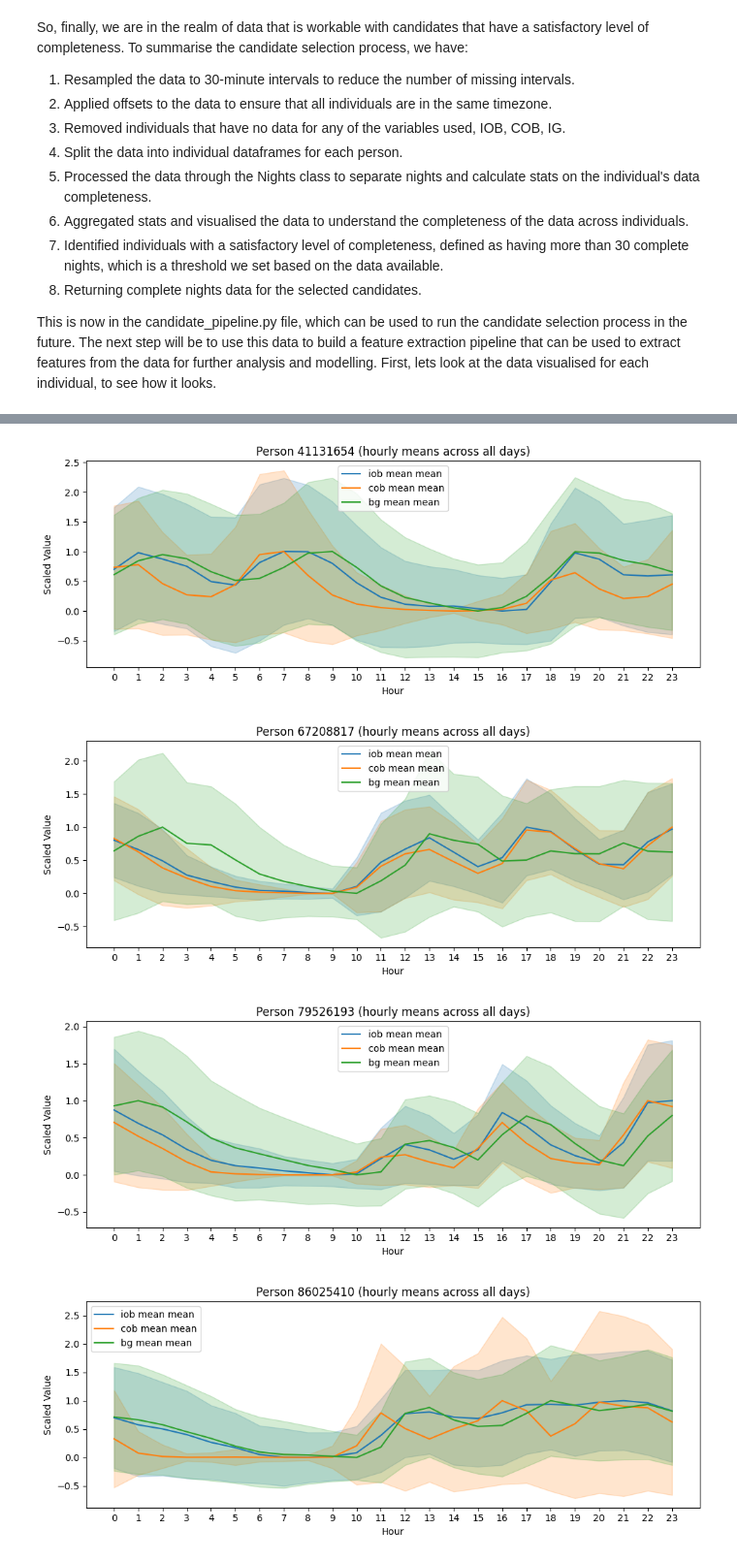
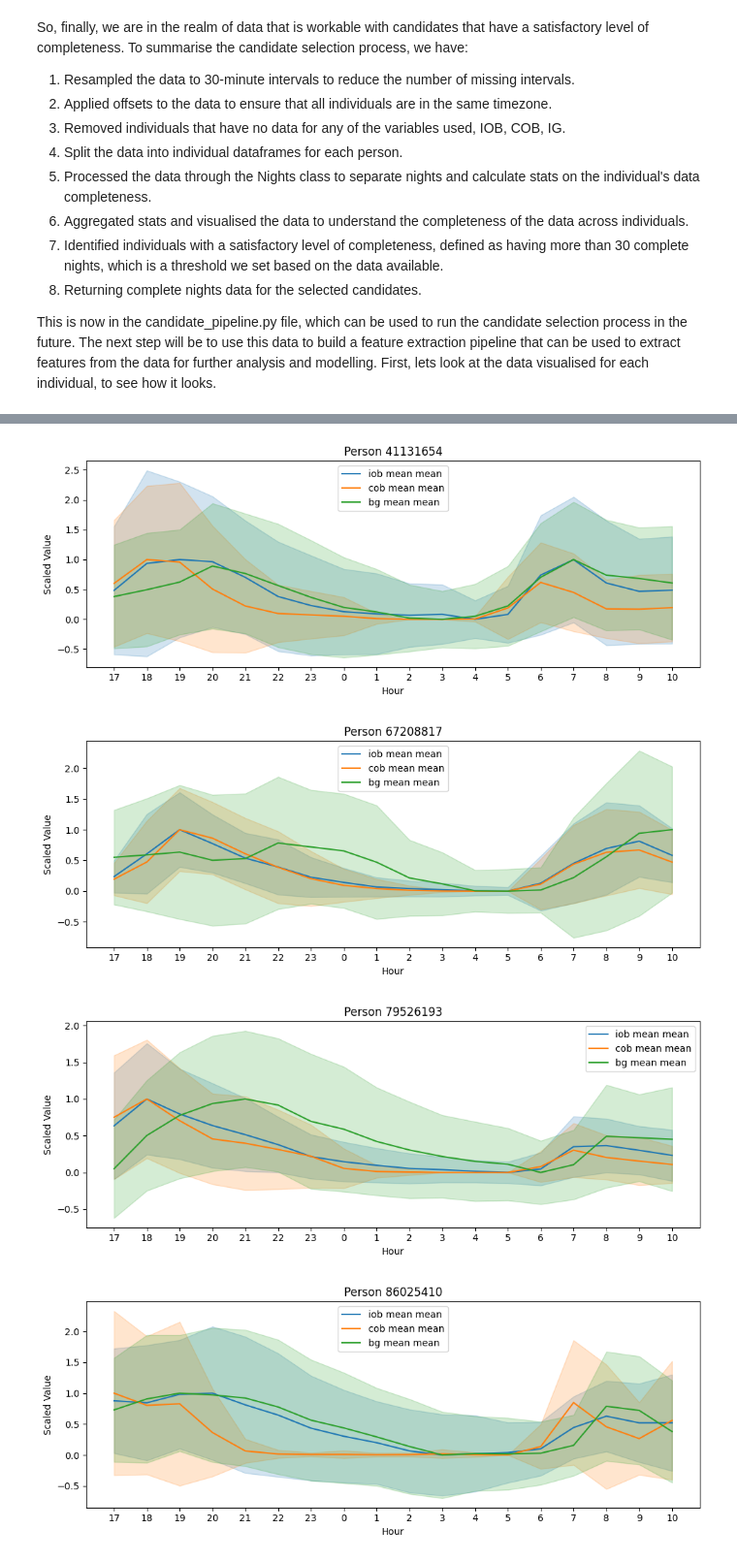
Before and after one commit to rdbrist/masters_project, a Jupyter notebook: notebooks/2.01-rd-candidate-selection-analysis.ipynb, the cells around one changed output, grey strips where cells are left out. Shown: that part at 97% size. Saved outputs shown, nothing was run; the diff lists cells and outputs as text; code cells hidden in the pictures.

```diff
--- a/notebooks/2.01-rd-candidate-selection-analysis.ipynb
+++ b/notebooks/2.01-rd-candidate-selection-analysis.ipynb
@@ -321,7 +301,0 @@ No stats per night have been calculated for 15634563. Returning no output.
-# %%
-from src.time_series_analysis import plot_night_means_for_individual, \
-    plot_hourly_means_for_individual
-
-# Cycle through candidates and plot for each
-for zip_id in candidates:
-    plot_night_means_for_individual(df_all_selected, zip_id, night_start=night_start.hour, morning_end=morning_end.hour)
@@ -373,11 +302,13 @@ These patterns definitely do not look right. The first is showing a fasting peri
-# %%
-df_insulin_need = ReadPreprocessedDataFrame(fifteen_minute, file_path=INTERIM_DATA_DIR / '15min_iob_cob_bg_insulin_need.csv', file_type='csv').df
-df_filtered_insulin_need = df_insulin_need[df_insulin_need.index.get_level_values('id').isin(candidates)]
-for candidate in candidates:
-    df_candidate = df_filtered_insulin_need.xs(candidate, level='id')
-    plot_hourly_means_for_individual(df=df_candidate, zip_id=candidate)
-# %% [output]
-[figure, removed]
-[figure, removed]
-[figure, removed]
-[figure, removed]
+# %%
+from src.time_series_analysis import plot_night_means_for_individual, \
+    plot_hourly_means_for_individual
+
+# Cycle through candidates and plot for each
+for zip_id in candidates:
+    df_to_plot = df_all_selected[df_all_selected.index.get_level_values('id') == zip_id]
+    plot_night_means_for_individual(df_to_plot, zip_id, night_start=night_start.hour, morning_end=morning_end.hour)
+# %% [output]
+[figure, added]
+[figure, added]
+[figure, added]
+[figure, added]
```
Also changed, not shown: parts of 26 cells of this notebook, 2 other files.
